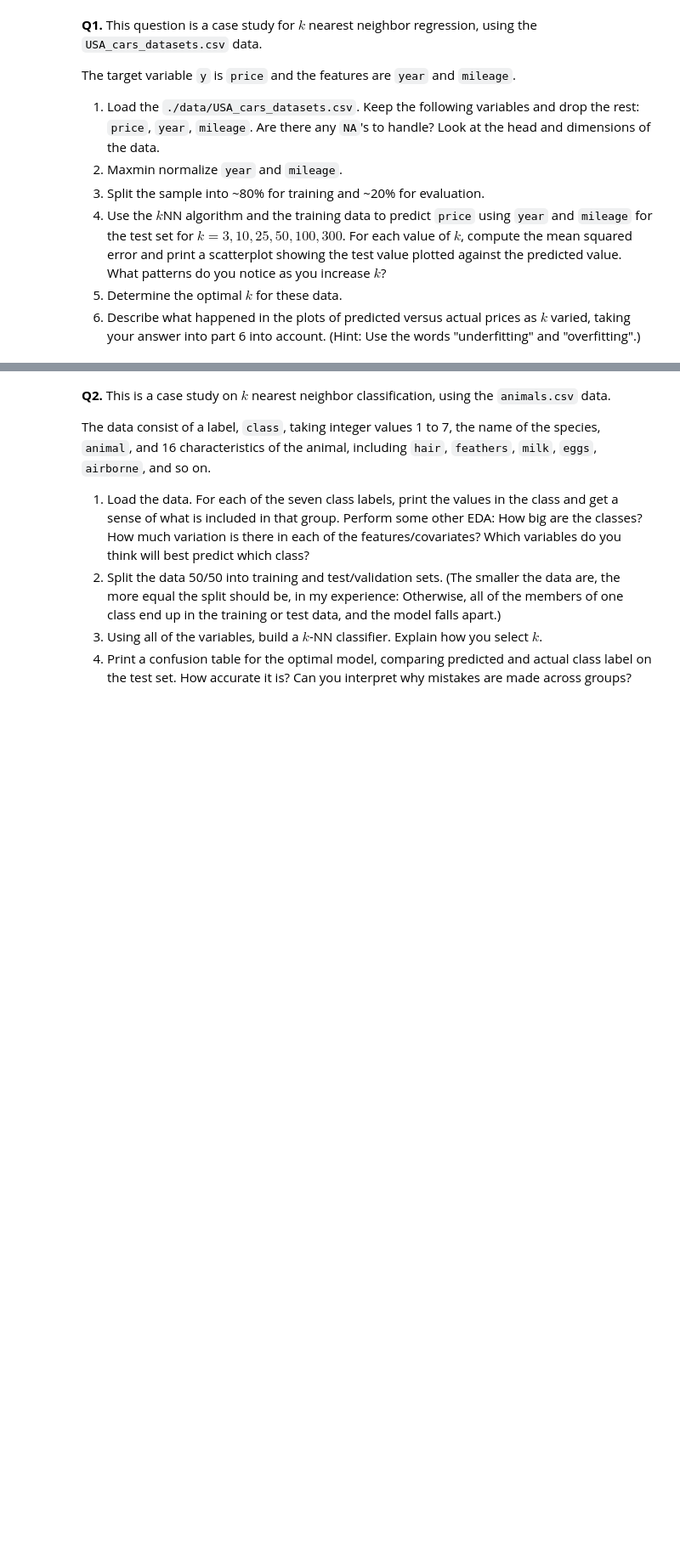
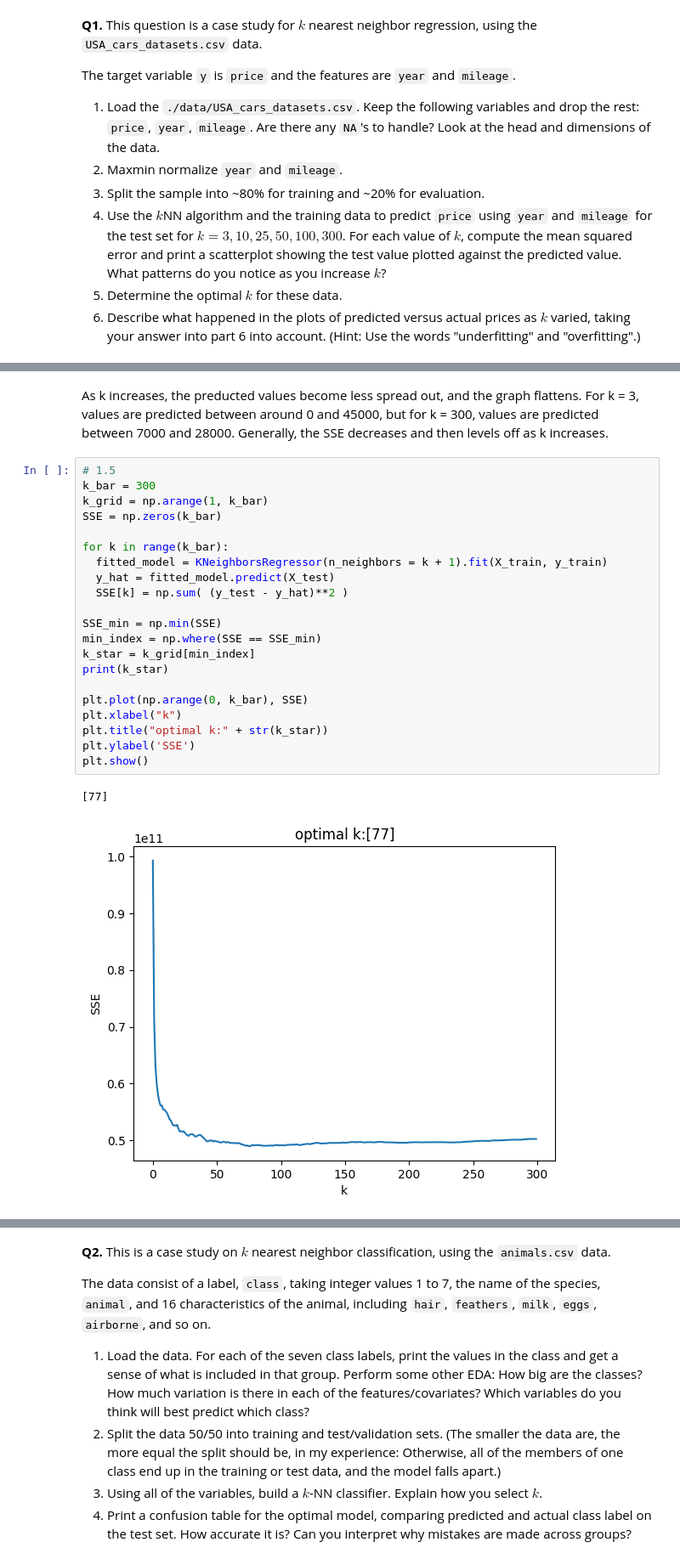
Before and after one commit to alyshaakhtar/DS3001-knn, a Jupyter notebook: submission/assignment_knn.ipynb, the cells around one changed output, grey strips where cells are left out. Shown at 85% size. Saved outputs shown, nothing was run; the diff lists cells and outputs as text; blank space fills up the shorter version.

```diff
--- a/submission/assignment_knn.ipynb
+++ b/submission/assignment_knn.ipynb
@@ -39,0 +116,26 @@ The target variable `y` is `price` and the features are `year` and `mileage`.
+# %% [markdown]
+As k increases, the preducted values become less spread out, and the graph flattens. For k = 3, values are predicted between around 0 and 45000, but for k = 300, values are predicted between 7000 and 28000. Generally, the SSE decreases and then levels off as k increases.
+# %%
+# 1.5
+k_bar = 300
+k_grid = np.arange(1, k_bar)
+SSE = np.zeros(k_bar)
+
+for k in range(k_bar):
+  fitted_model = KNeighborsRegressor(n_neighbors = k + 1).fit(X_train, y_train)
+  y_hat = fitted_model.predict(X_test)
+  SSE[k] = np.sum( (y_test - y_hat)**2 )
+
+SSE_min = np.min(SSE)
+min_index = np.where(SSE == SSE_min)
+k_star = k_grid[min_index]
+print(k_star)
+
+plt.plot(np.arange(0, k_bar), SSE)
+plt.xlabel("k")
+plt.title("optimal k:" + str(k_star))
+plt.ylabel('SSE')
+plt.show()
+# %% [output]
+[77]
+[figure, added]
```
Also changed, not shown: parts of 8 cells of this notebook.
